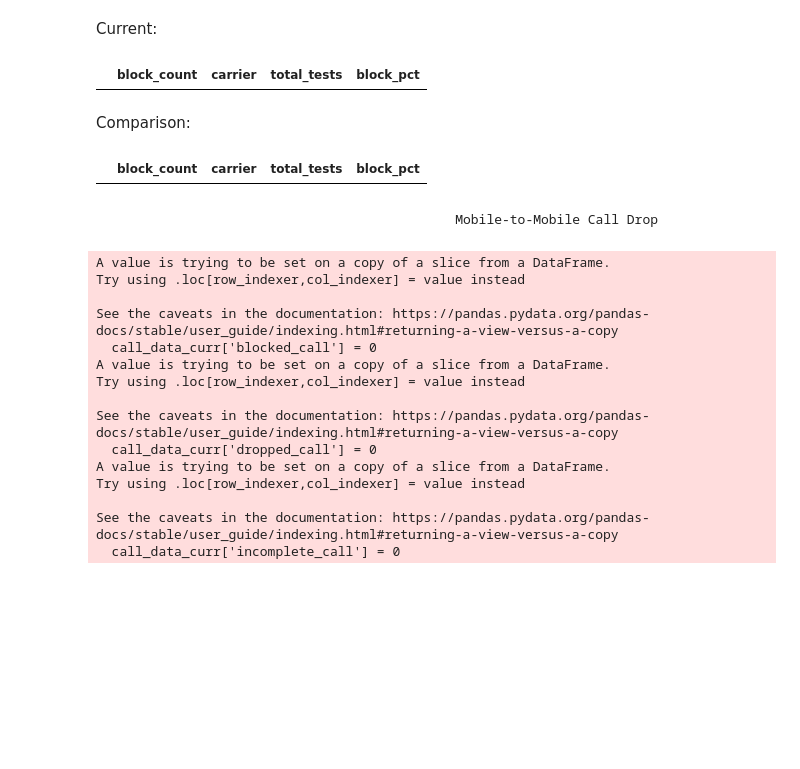
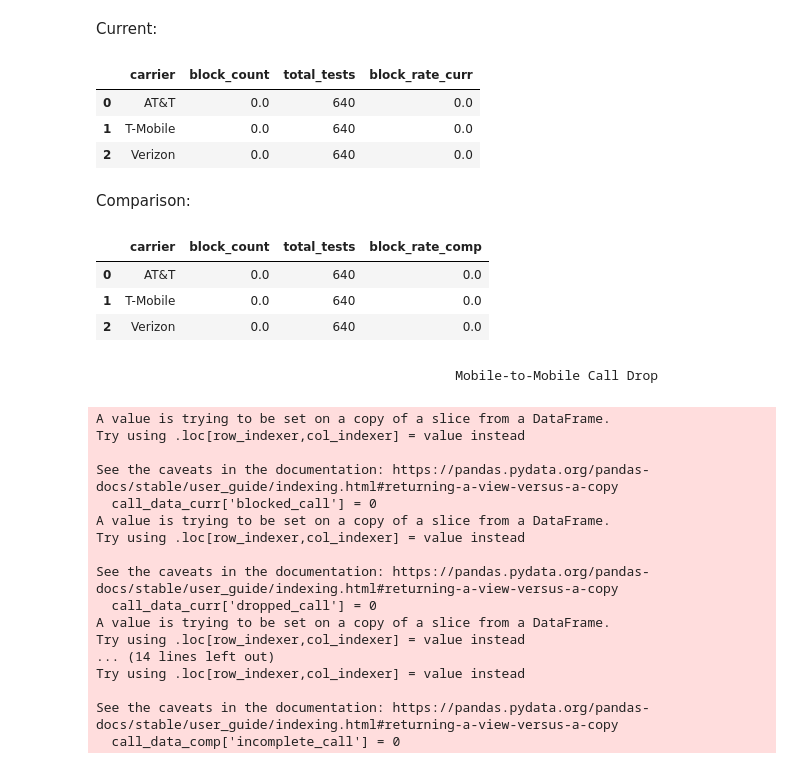
Before and after one commit to ookla-jennymassari/dq_reporting_test.py, a Jupyter notebook: dq_reporting_notebook.ipynb, the cells around one changed output. Drawn from its saved outputs; the diff is of its cells as text; code cells hidden in the pictures; blank space fills up the shorter version.

```diff
--- a/dq_reporting_notebook.ipynb
+++ b/dq_reporting_notebook.ipynb
@@ -844,9 +844,11 @@ blk_2 = (
     .reset_index(name='total_tests')
 )
 
-block_curr = pd.merge(blk_1, blk_2, on=['carrier', 'start_date']).fillna(0)
+block_curr = pd.merge(blk_1, blk_2, on=['carrier', 'start_date'], how='right').fillna(0)
 
 block_curr['block_pct'] = round((block_curr['block_count'] / block_curr['total_tests']) * 100, 2)
 
-block_curr.head()
+block_curr = block_curr[['carrier', 'start_date', 'block_count', 'total_tests', 'block_pct']]
+
+block_curr.head(len(block_curr))
 # %% [output]
@@ -882,25 +907,29 @@ Current:
 # %%
 blk_5 = (
     call_data_curr[filtered_call_block_curr]
     .groupby('carrier', dropna=False)
     .size()
     .reset_index(name='block_count')
 )
 
 blk_6 = (
     call_data_curr
     .groupby('carrier', dropna=False)
     .size()
     .reset_index(name='total_tests')
 )
 
-block_all_curr = pd.merge(blk_5, blk_6, on=['carrier']).fillna(0)
+block_all_curr = pd.merge(blk_5, blk_6, on=['carrier'], how='right').fillna(0)
 
-block_all_curr['block_pct'] = round((block_curr['block_count'] / block_curr['total_tests']) * 100, 2)
-
+block_all_curr['block_rate_curr'] = round((block_curr['block_count'] / block_curr['total_tests']) * 100, 2)
+# Reorder the columns
+block_all_curr = block_all_curr[['carrier', 'block_count', 'total_tests', 'block_rate_curr']]
 block_all_curr.head()
 # %% [output]
-|  | block_count | carrier | total_tests | block_pct |
+|  | carrier | block_count | total_tests | block_rate_curr |
+| 0 | AT&T | 0.0 | 640 | 0.0 |
+| 1 | T-Mobile | 0.0 | 640 | 0.0 |
+| 2 | Verizon | 0.0 | 640 | 0.0 |
 # %% [markdown]
 Comparison:
 # %%
@@ -918,17 +947,27 @@ blk_8 = (
     .reset_index(name='total_tests')
 )
 
-block_all_comp = pd.merge(blk_5, blk_6, on=['carrier']).fillna(0)
+block_all_comp = pd.merge(blk_5, blk_6, on=['carrier'], how='right').fillna(0)
 
-block_all_comp['block_pct'] = round((block_comp['block_count'] / block_comp['total_tests']) * 100, 2)
+block_all_comp['block_rate_comp'] = round((block_comp['block_count'] / block_comp['total_tests']) * 100, 2)
+# Reorder the columns
+block_all_comp = block_all_comp[['carrier', 'block_count', 'total_tests', 'block_rate_comp']]
 
 block_all_comp.head()
 # %% [output]
-|  | block_count | carrier | total_tests | block_pct |
+|  | carrier | block_count | total_tests | block_rate_comp |
+| 0 | AT&T | 0.0 | 640 | 0.0 |
+| 1 | T-Mobile | 0.0 | 640 | 0.0 |
+| 2 | Verizon | 0.0 | 640 | 0.0 |
 # %% [markdown]
                                                 Mobile-to-Mobile Call Drop
 # %%
 call_data_curr['blocked_call'] = 0
+
+
+
+
+
 mask =(call_data_curr['flag_access_success'] == "FALSE")
 call_data_curr.loc[mask, 'blocked_call'] = 1
 
@@ -941,6 +980,48 @@ call_data_curr['incomplete_call'] = 0
 mask = (call_data_curr['flag_access_success'] == "TRUE") & \
        (call_data_curr['flag_task_success'] == "NULL")
 call_data_curr.loc[mask, 'incomplete_call'] = 1
+
+# filter curr
+filtered_call_drop_curr = (
+    call_data_curr['dropped_call'] == 1
+)
+
+filtered_call_not_block_curr = (
+    call_data_curr['blocked_call'] != 1
+)
+
+filtered_call_not_incomplete_curr = (
+    call_data_curr['incomplete_call'] != 1
+)
+
+#comparison data
+
+call_data_comp['blocked_call'] = 0
+mask =(call_data_comp['flag_access_success'] == "FALSE")
+call_data_comp.loc[mask, 'blocked_call'] = 1
+
+
+call_data_comp['dropped_call'] = 0
+mask = (call_data_comp['flag_task_success'] == "FALSE")
+call_data_comp.loc[mask, 'dropped_call'] = 1
+
+call_data_comp['incomplete_call'] = 0
+mask = (call_data_comp['flag_access_success'] == "TRUE") & \
+       (call_data_comp['flag_task_success'] == "NULL")
+call_data_comp.loc[mask, 'incomplete_call'] = 1
+
+# filter comp
+filtered_call_drop_comp = (
+    call_data_comp['dropped_call'] == 1
+)
+
+filtered_call_not_block_comp = (
+    call_data_comp['blocked_call'] != 1
+)
+
+filtered_call_not_incomplete_comp = (
+    call_data_comp['incomplete_call'] != 1
+)
 # %% [output]
 A value is trying to be set on a copy of a slice from a DataFrame.
 Try using .loc[row_indexer,col_indexer] = value instead
@@ -954,6 +1035,8 @@ See the caveats in the documentation: https://pandas.pydata.org/pandas-docs/stab
   call_data_curr['dropped_call'] = 0
 A value is trying to be set on a copy of a slice from a DataFrame.
 Try using .loc[row_indexer,col_indexer] = value instead
+... (14 lines left out)
+Try using .loc[row_indexer,col_indexer] = value instead
 
 See the caveats in the documentation: https://pandas.pydata.org/pandas-docs/stable/user_guide/indexing.html#returning-a-view-versus-a-copy
-  call_data_curr['incomplete_call'] = 0
+  call_data_comp['incomplete_call'] = 0
```
Also changed, not shown: parts of 11 cells of this notebook.
